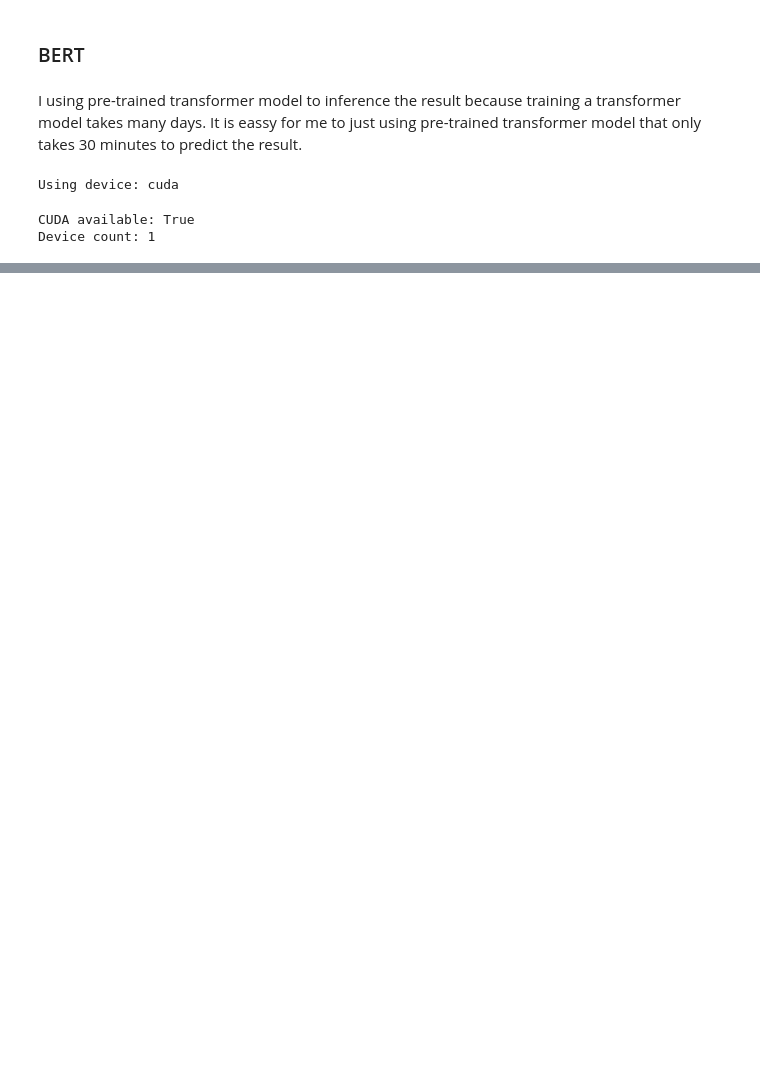
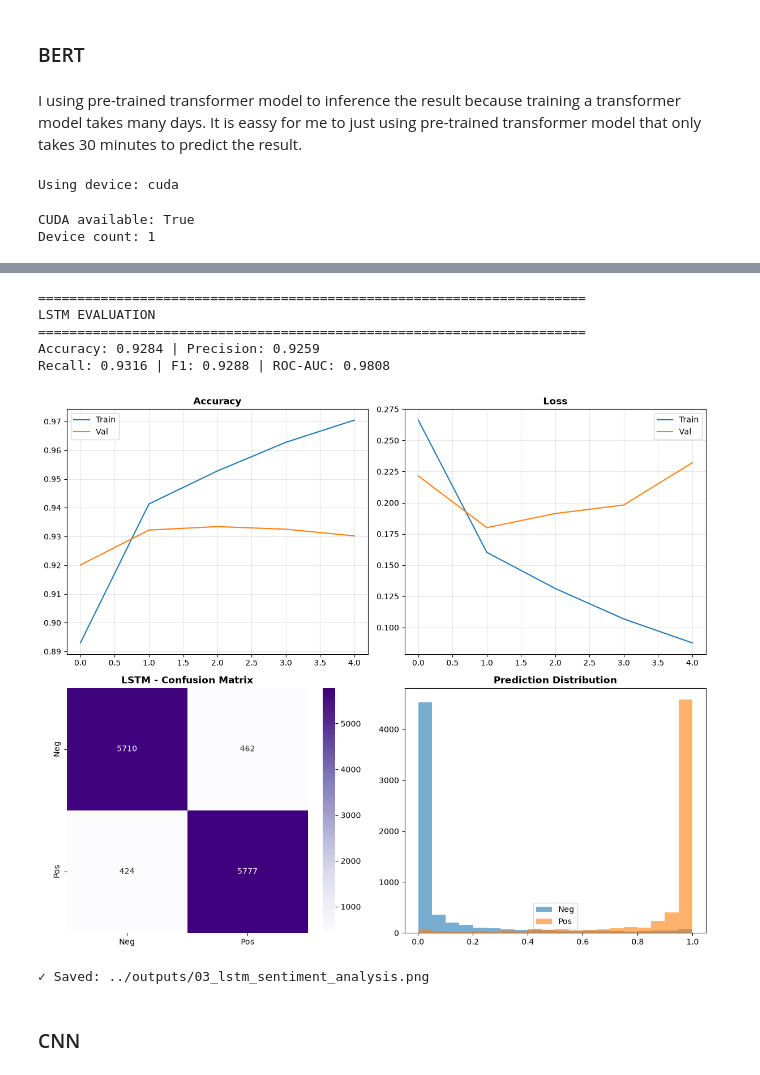
Before and after one commit to senghongC/CDS6344-SOCIAL-MEDIA-COMPUTING-Assignment, a Jupyter notebook: notebooks/04_Sentiment_Analysis.ipynb, the cells around one changed output, grey strips where cells are left out. Cells and saved outputs as stored; diff of their text form; code cells hidden in the pictures; blank space fills up the shorter version.

```diff
--- a/notebooks/04_Sentiment_Analysis.ipynb
+++ b/notebooks/04_Sentiment_Analysis.ipynb
@@ -297,0 +619,57 @@ df_processed.head(10)
+# %%
+# Evaluate LSTM
+lstm_pred_proba = lstm_model.predict(X_test_pad, verbose=0)
+lstm_pred = (lstm_pred_proba >= 0.5).astype(int).flatten()
+
+lstm_accuracy = accuracy_score(y_test, lstm_pred)
+lstm_precision = precision_score(y_test, lstm_pred, average='macro')
+lstm_recall = recall_score(y_test, lstm_pred, average='macro')
+lstm_f1 = f1_score(y_test, lstm_pred, average='macro')
+lstm_roc_auc = roc_auc_score(y_test, lstm_pred_proba)
+
+print('\n' + '='*70)
+print('LSTM EVALUATION')
+print('='*70)
+print(f'Accuracy: {lstm_accuracy:.4f} | Precision: {lstm_precision:.4f}')
+print(f'Recall: {lstm_recall:.4f} | F1: {lstm_f1:.4f} | ROC-AUC: {lstm_roc_auc:.4f}')
+# %% [output]
+======================================================================
+LSTM EVALUATION
+======================================================================
+Accuracy: 0.9284 | Precision: 0.9259
+Recall: 0.9316 | F1: 0.9288 | ROC-AUC: 0.9808
+# %%
+# Visualize LSTM Results
+fig, axes = plt.subplots(2, 2, figsize=(12, 10))
+
+axes[0, 0].plot(history.history['accuracy'], label='Train')
+axes[0, 0].plot(history.history['val_accuracy'], label='Val')
+axes[0, 0].set_title('Accuracy', fontweight='bold')
+axes[0, 0].legend()
+axes[0, 0].grid(alpha=0.3)
+
+axes[0, 1].plot(history.history['loss'], label='Train')
+axes[0, 1].plot(history.history['val_loss'], label='Val')
+axes[0, 1].set_title('Loss', fontweight='bold')
+axes[0, 1].legend()
+axes[0, 1].grid(alpha=0.3)
+
+lstm_cm = confusion_matrix(y_test, lstm_pred)
+sns.heatmap(lstm_cm, annot=True, fmt='d', cmap='Purples', ax=axes[1, 0],
+            xticklabels=['Neg', 'Pos'], yticklabels=['Neg', 'Pos'])
+axes[1, 0].set_title('LSTM - Confusion Matrix', fontweight='bold')
+
+axes[1, 1].hist(lstm_pred_proba[y_test == 0], bins=20, alpha=0.6, label='Neg')
+axes[1, 1].hist(lstm_pred_proba[y_test == 1], bins=20, alpha=0.6, label='Pos')
+axes[1, 1].set_title('Prediction Distribution', fontweight='bold')
+axes[1, 1].legend()
+
+plt.tight_layout()
+plt.savefig('../outputs/03_lstm_sentiment_analysis.png', dpi=300, bbox_inches='tight')
+plt.show()
+print('✓ Saved: ../outputs/03_lstm_sentiment_analysis.png')
+# %% [output]
+[figure, added]
+✓ Saved: ../outputs/03_lstm_sentiment_analysis.png
+# %% [markdown]
+### CNN
```
Also changed, not shown: parts of 60 cells of this notebook, 27 other files.
